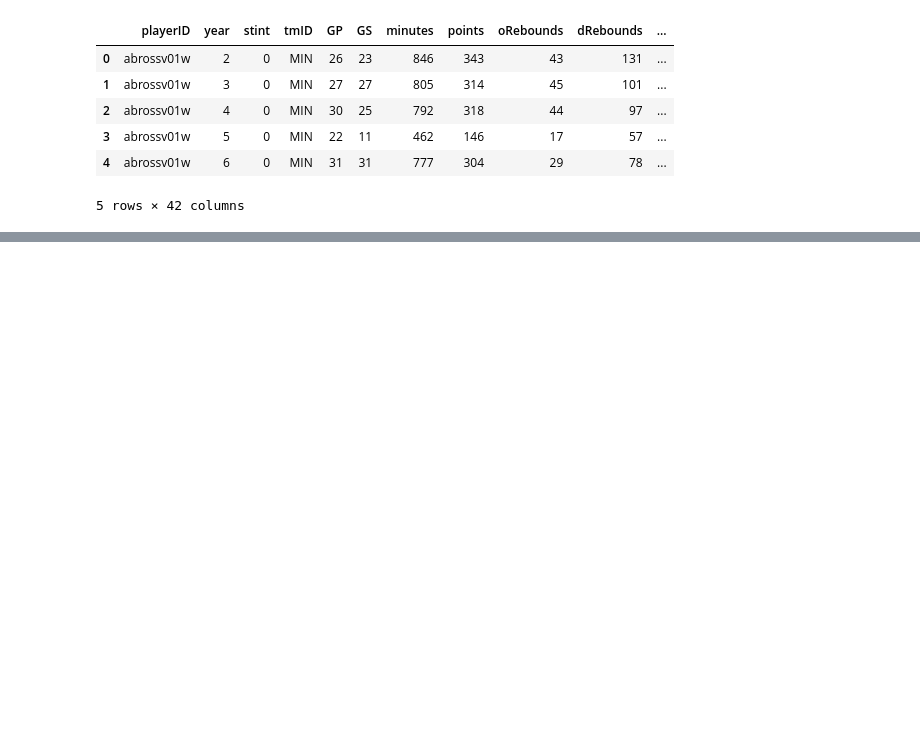
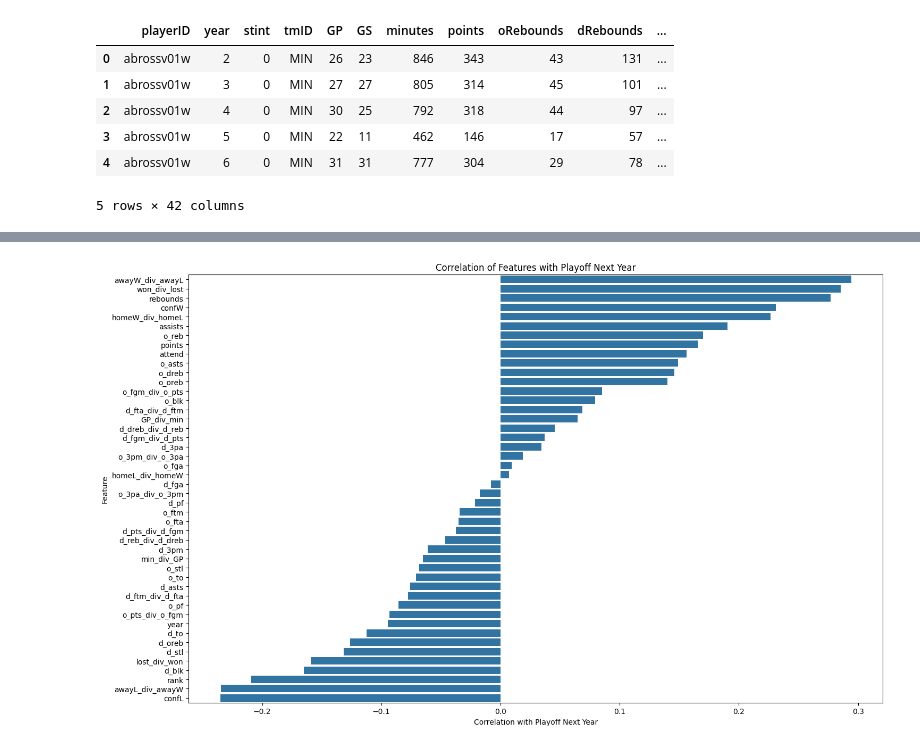
Before and after one commit to Davide64-dev/FEUP_AC_TrueCrime, a Jupyter notebook: src/dataPrep/DataPrep.ipynb, the cells around one changed output, grey strips where cells are left out. Saved outputs shown, nothing was run; the diff lists cells and outputs as text; code cells hidden in the pictures; blank space fills up the shorter version.

Commit message:
correlation matrix creation

```diff
--- a/src/dataPrep/DataPrep.ipynb
+++ b/src/dataPrep/DataPrep.ipynb
@@ -110,2 +219,33 @@ target = 'playoffNextYear'
+# %%
+# Select only numeric columns
+numeric_teams_full = teams_full.select_dtypes(include=['number'])
+
+# Calculate correlation of all numeric variables with the target variable
+correlations = numeric_teams_full.corr()['playoffNextYear']
+
+# Drop the correlation of the target with itself
+correlations = correlations.drop('playoffNextYear')
+
+# Sort the correlations in descending order
+sorted_correlations = correlations.sort_values(ascending=False)
+
+# Display the sorted correlation values
+correlation_df = sorted_correlations.reset_index()
+correlation_df.columns = ['Feature', 'Correlation']
+
+# Plot sorted correlations
+plt.figure(figsize=(15, 9))
+sns.barplot(x='Correlation', y='Feature', data=correlation_df)
+
+# Add labels and title
+plt.xlabel('Correlation with Playoff Next Year')
+plt.ylabel('Feature')
+plt.title('Correlation of Features with Playoff Next Year')
+plt.tight_layout()
+
+# Show the plot
+plt.show()
+# %% [output]
+[figure, added]
 # %%
 teams_full.head()
```
Also changed, not shown: parts of 9 cells of this notebook.
